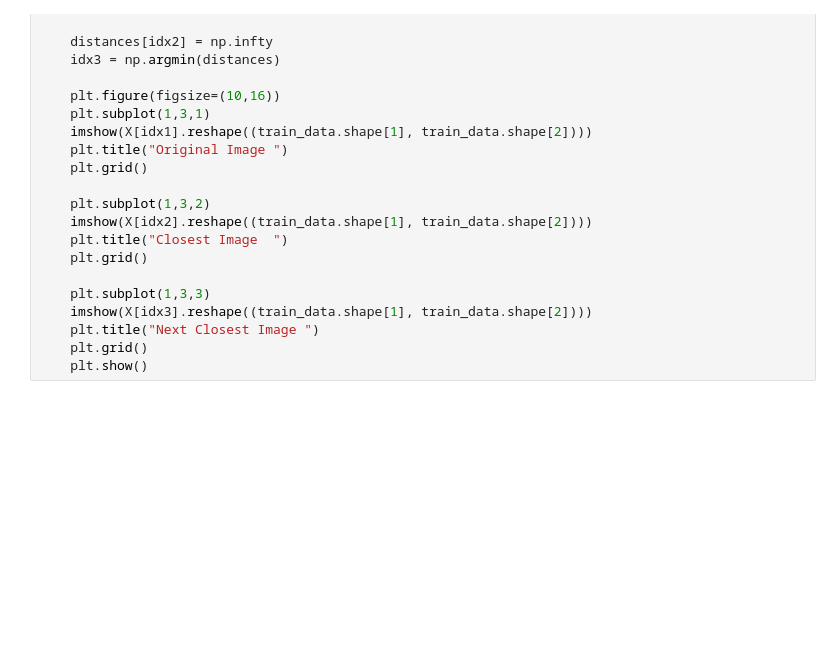
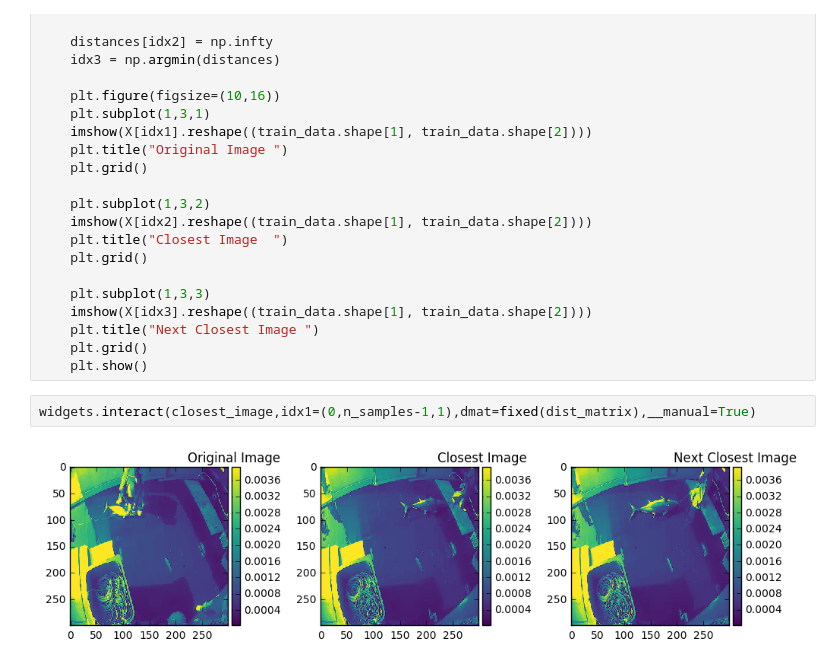
Before and after one commit to MachineLearning-FA2017/Lab2, a Jupyter notebook: NotWorkingExample-Copy1.ipynb, the cells around one changed output. Drawn from its saved outputs; the diff is of its cells as text; blank space fills up the shorter version.

```diff
--- a/NotWorkingExample-Copy1.ipynb
+++ b/NotWorkingExample-Copy1.ipynb
@@ -351,3 +356,7 @@ def closest_image(dmat,idx1):
     plt.title("Next Closest Image ")
     plt.grid()
     plt.show()
+# %%
+widgets.interact(closest_image,idx1=(0,n_samples-1,1),dmat=fixed(dist_matrix),__manual=True)
+# %% [output]
+[figure, added]
```
Also changed, not shown: parts of 4 cells of this notebook, 1 other file.
